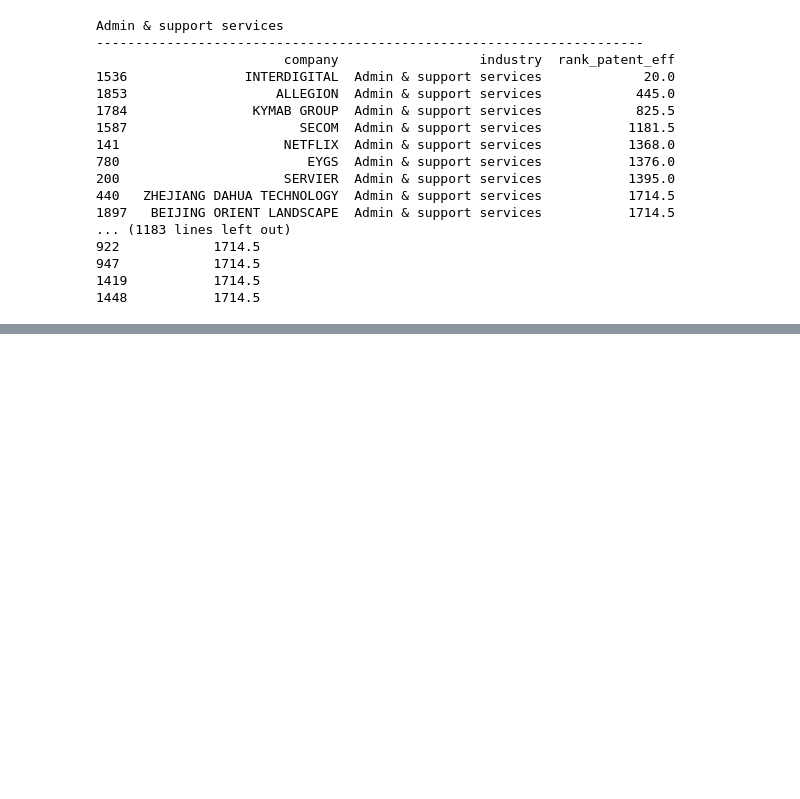
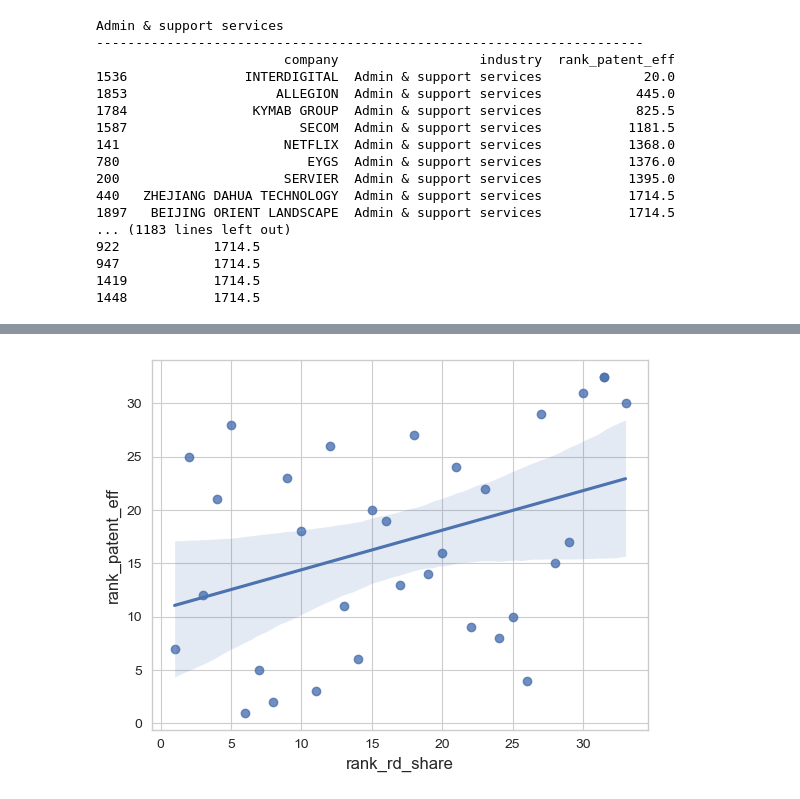
Before and after one commit to bassoonelephant/ip-productivity, a Jupyter notebook: ip_workbench.ipynb, the cells around one changed output, grey strips where cells are left out. Cells and saved outputs as stored; diff of their text form; code cells hidden in the pictures; blank space fills up the shorter version.

```diff
--- a/ip_workbench.ipynb
+++ b/ip_workbench.ipynb
@@ -1368,0 +1404,5 @@ plt.show()
+# %%
+sns.regplot(x = industry_df['rank_rd_share'], y = industry_df['rank_patent_eff'])
+plt.show()
+# %% [output]
+[figure, added]
```
Also changed, not shown: parts of 12 cells of this notebook.
